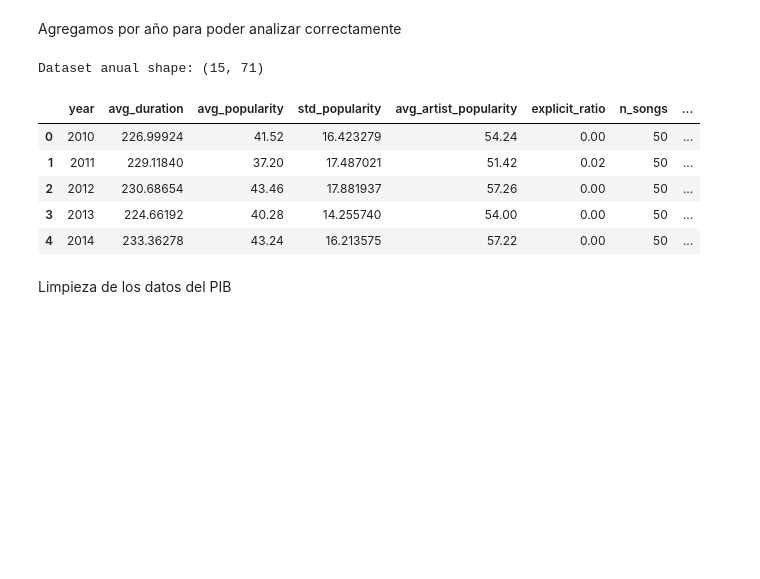
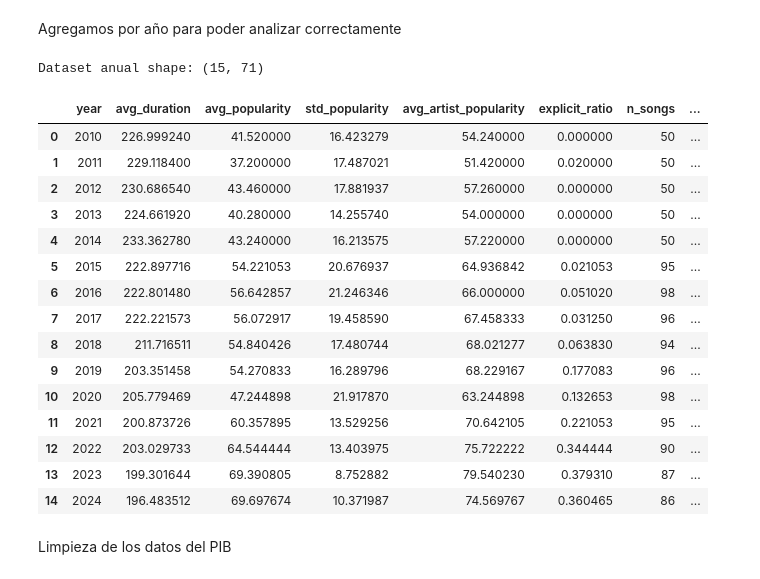
Before and after one commit to leonardeugenia-hash/TGF2026, a Jupyter notebook: datos1_spotify_pib_internet.ipynb, the cells around one changed output. Saved outputs shown, nothing was run; the diff lists cells and outputs as text; code cells hidden in the pictures; blank space fills up the shorter version.

```diff
--- a/datos1_spotify_pib_internet.ipynb
+++ b/datos1_spotify_pib_internet.ipynb
@@ -111,7 +168,7 @@ df_spotify_clean = df_spotify.copy()
 
 # eliminamos columnas innecesarias
 cols_drop = [
-    "playlist_id", "playlist_name", "track_id", "artist_id",
+    "playlist_id", "playlist_name", "artist_id",
     "album_id", "album_id", "duration_ms", "source_label"]
 df_spotify_clean = df_spotify_clean.drop(columns=cols_drop)
 
@@ -127,7 +184,8 @@ df_spotify_clean["release_date"] = pd.to_datetime(df_spotify_clean["release_date
 df_spotify_clean["release_month"] = df_spotify_clean["release_date"].dt.month
 
 # creamos variable: antigüedad de la canción en el momento de entrar en la lista
-df_spotify_clean["years_since_release"] = df_spotify_clean["year"] - df_spotify_clean["release_year"].astype(float)
+df_spotify_clean['years_since_release'] = df_spotify_clean['year'] - df_spotify_clean['release_year']
+
 
 # creamos variable: género principal (el primero de la lista)
 # Convert artist_genres to string to handle potential non-string types, then split and take the first element.
@@ -355,39 +458,50 @@ Agregamos por año para poder analizar correctamente
 df_year = df_spotify_clean.groupby("year").agg(
     avg_duration         = ("duration_sec",      "mean"),
     avg_popularity       = ("popularity",         "mean"),
     std_popularity       = ("popularity",         "std"),
     avg_artist_popularity= ("artist_popularity",  "mean"),
     explicit_ratio       = ("explicit",            "mean"),
     n_songs              = ("track_name",          "count"),
     n_unique_artists     = ("artist_name",         "nunique"),  # diversidad de artistas
     avg_years_since_rel  = ("years_since_release", "mean"),     # antigüedad media de las canciones
 ).reset_index()
 
 # Añadimos el género dominante de cada año
 genre_dominante = df_spotify_clean.groupby("year")["genre_group"].agg(
     lambda x: x.value_counts().idxmax()
 ).reset_index().rename(columns={"genre_group": "dominant_genre"})
 
 # Añadimos % de cada género por año (columnas separadas)
 genre_pct = df_spotify_clean.groupby(["year", "genre_group"]).size().unstack(fill_value=0)
 genre_pct = genre_pct.div(genre_pct.sum(axis=1), axis=0).round(4)
 genre_pct.columns = [f"pct_{g}" for g in genre_pct.columns]
 genre_pct = genre_pct.reset_index()
 
 # Unimos todo
 df_year = df_year.merge(genre_dominante, on="year", how="left")
 df_year = df_year.merge(genre_pct, on="year", how="left")
 
 print("Dataset anual shape:", df_year.shape)
-df_year.head()
+with pd.option_context('display.max_rows', None):
+    display(df_year)
 # %% [output]
 Dataset anual shape: (15, 71)
 |  | year | avg_duration | avg_popularity | std_popularity | avg_artist_popularity | explicit_ratio | n_songs | ... |
-| 0 | 2010 | 226.99924 | 41.52 | 16.423279 | 54.24 | 0.00 | 50 | ... |
-| 1 | 2011 | 229.11840 | 37.20 | 17.487021 | 51.42 | 0.02 | 50 | ... |
-| 2 | 2012 | 230.68654 | 43.46 | 17.881937 | 57.26 | 0.00 | 50 | ... |
-| 3 | 2013 | 224.66192 | 40.28 | 14.255740 | 54.00 | 0.00 | 50 | ... |
-| 4 | 2014 | 233.36278 | 43.24 | 16.213575 | 57.22 | 0.00 | 50 | ... |
+| 0 | 2010 | 226.999240 | 41.520000 | 16.423279 | 54.240000 | 0.000000 | 50 | ... |
+| 1 | 2011 | 229.118400 | 37.200000 | 17.487021 | 51.420000 | 0.020000 | 50 | ... |
+| 2 | 2012 | 230.686540 | 43.460000 | 17.881937 | 57.260000 | 0.000000 | 50 | ... |
+| 3 | 2013 | 224.661920 | 40.280000 | 14.255740 | 54.000000 | 0.000000 | 50 | ... |
+| 4 | 2014 | 233.362780 | 43.240000 | 16.213575 | 57.220000 | 0.000000 | 50 | ... |
+| 5 | 2015 | 222.897716 | 54.221053 | 20.676937 | 64.936842 | 0.021053 | 95 | ... |
+| 6 | 2016 | 222.801480 | 56.642857 | 21.246346 | 66.000000 | 0.051020 | 98 | ... |
+| 7 | 2017 | 222.221573 | 56.072917 | 19.458590 | 67.458333 | 0.031250 | 96 | ... |
+| 8 | 2018 | 211.716511 | 54.840426 | 17.480744 | 68.021277 | 0.063830 | 94 | ... |
+| 9 | 2019 | 203.351458 | 54.270833 | 16.289796 | 68.229167 | 0.177083 | 96 | ... |
+| 10 | 2020 | 205.779469 | 47.244898 | 21.917870 | 63.244898 | 0.132653 | 98 | ... |
+| 11 | 2021 | 200.873726 | 60.357895 | 13.529256 | 70.642105 | 0.221053 | 95 | ... |
+| 12 | 2022 | 203.029733 | 64.544444 | 13.403975 | 75.722222 | 0.344444 | 90 | ... |
+| 13 | 2023 | 199.301644 | 69.390805 | 8.752882 | 79.540230 | 0.379310 | 87 | ... |
+| 14 | 2024 | 196.483512 | 69.697674 | 10.371987 | 74.569767 | 0.360465 | 86 | ... |
 # %% [markdown]
 Limpieza de los datos del PIB
 # %%
```
Also changed, not shown: parts of 10 cells of this notebook.
